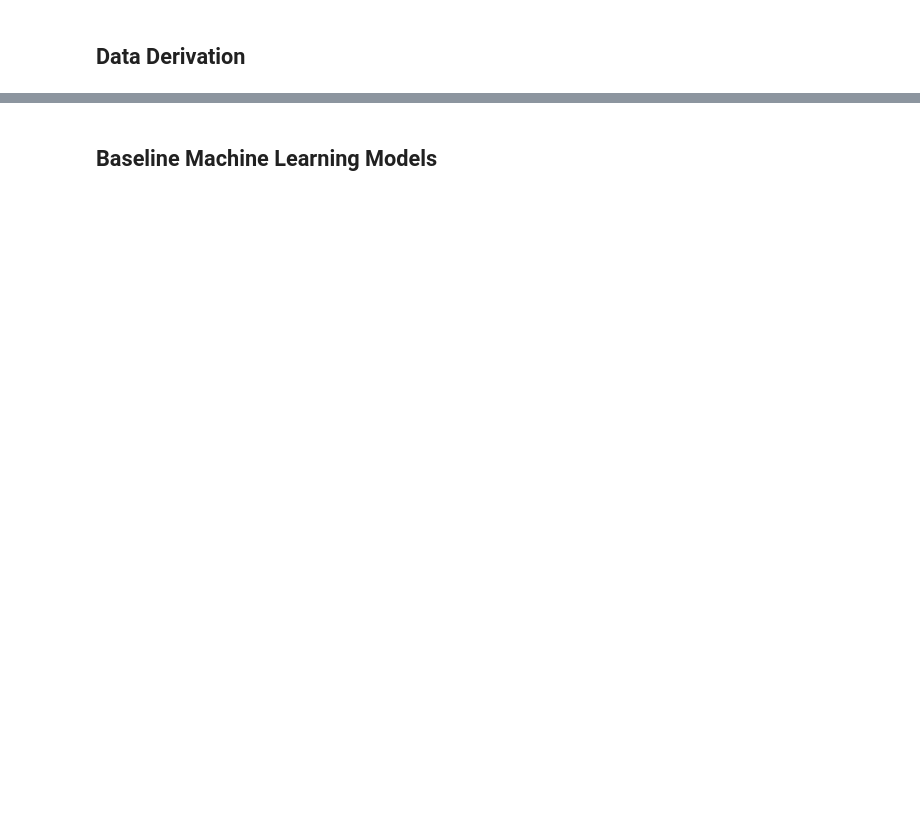
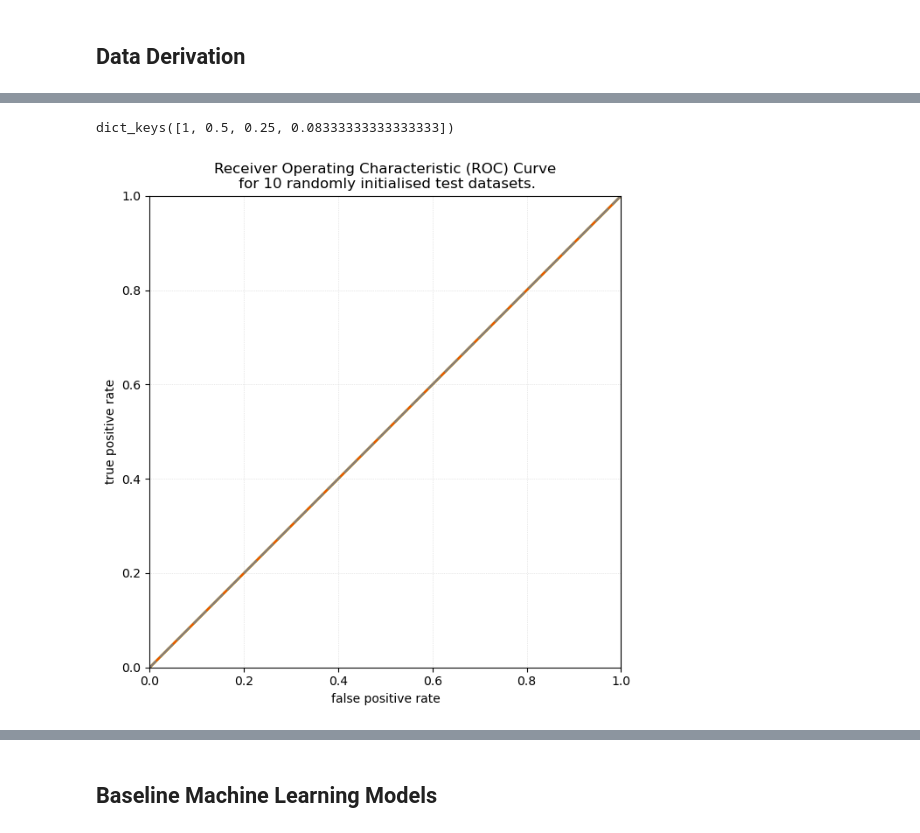
Before and after one commit to orlando-code/coralshift, a Jupyter notebook: notebooks/baselines.ipynb, the cells around one changed output, grey strips where cells are left out. Drawn from its saved outputs; the diff is of its cells as text; code cells hidden in the pictures; blank space fills up the shorter version.

```diff
--- a/notebooks/baselines.ipynb
+++ b/notebooks/baselines.ipynb
@@ -268,0 +1088,8 @@ train_test_visualise_roc_across_resolutions(())
+# %%
+run_outputs.keys()
+# %% [output]
+dict_keys([1, 0.5, 0.25, 0.08333333333333333])
+# %%
+rocs_n_runs(run_outputs['0.08333'])
+# %% [output]
+[figure, added]
```
Also changed, not shown: parts of 64 cells of this notebook, 1 other file.
